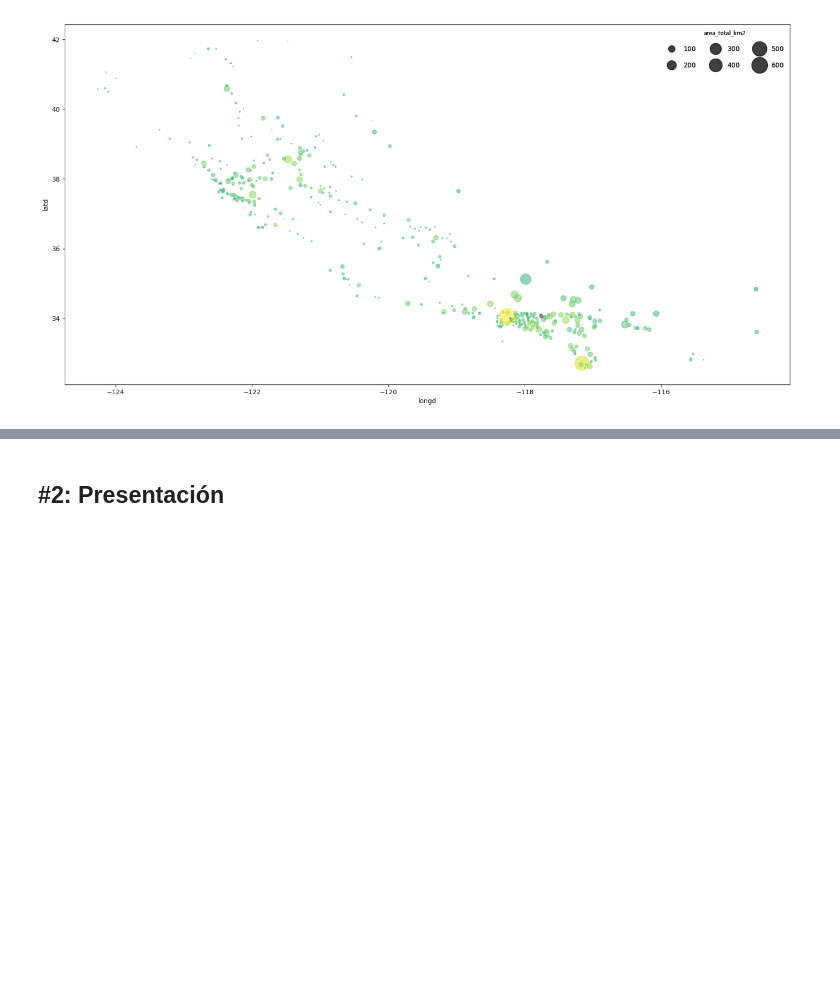
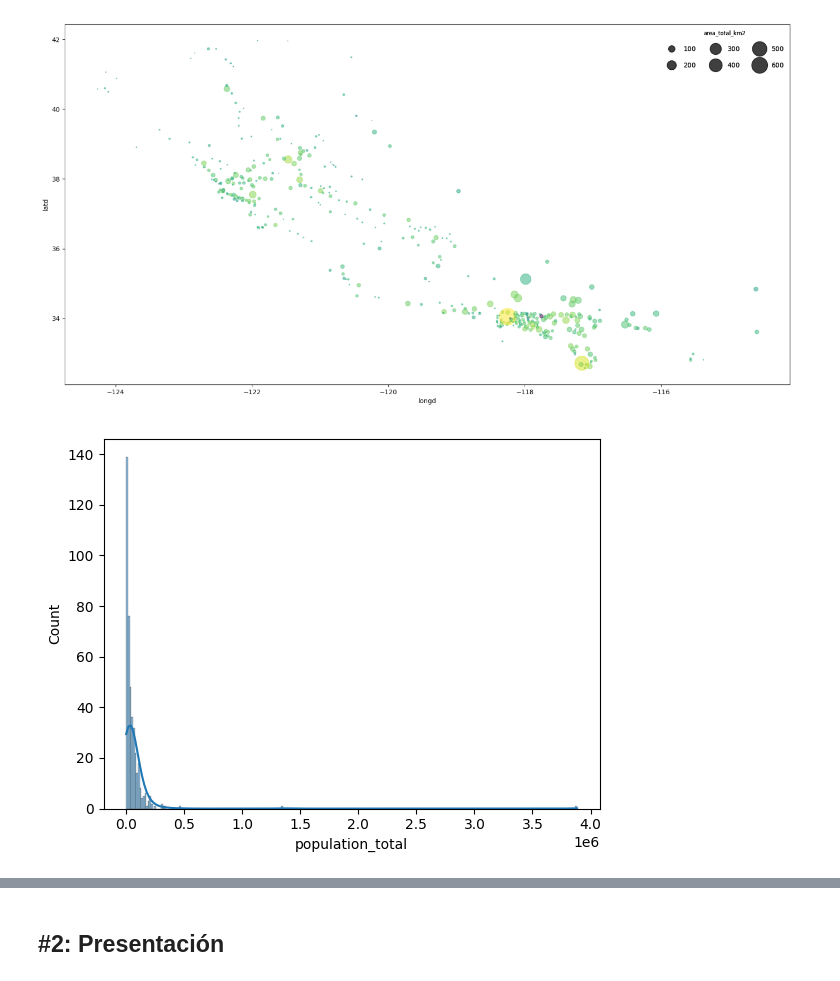
Before and after one commit to Juditga97/DSOnline_Sept25_JuditGarcia, a Jupyter notebook: 03_Data_Analysis/Sprint_08/Unidad_02_Visualizacion_Avanzada_Seaborn/03_Practica_Obligatoria/18_Practica_Obligatoria_Visualizacion_Avanzada_JuditGarcia.ipynb, the cells around one changed output, grey strips where cells are left out. Drawn from its saved outputs; the diff is of its cells as text; code cells hidden in the pictures; blank space fills up the shorter version.

```diff
--- a/03_Data_Analysis/Sprint_08/Unidad_02_Visualizacion_Avanzada_Seaborn/03_Practica_Obligatoria/18_Practica_Obligatoria_Visualizacion_Avanzada_JuditGarcia.ipynb
+++ b/03_Data_Analysis/Sprint_08/Unidad_02_Visualizacion_Avanzada_Seaborn/03_Practica_Obligatoria/18_Practica_Obligatoria_Visualizacion_Avanzada_JuditGarcia.ipynb
@@ -115,3 +201,7 @@ Pinta el diagrama de dispersión de longitud y latitud (longitud en las x, latit
 Un ejemplo de como podría salir para que lo tengas de referencia: (olvidate de la leyenda, auque si quieres como extra puedes intentar ver cómo crearla así)
 # %% [markdown]
 ![image.png](attachment:image.png)
+# %%
+sns.histplot(df_ciudades_california_copia["population_total"], kde = True);
+# %% [output]
+[figure, added]
```
Also changed, not shown: parts of 15 cells of this notebook.
